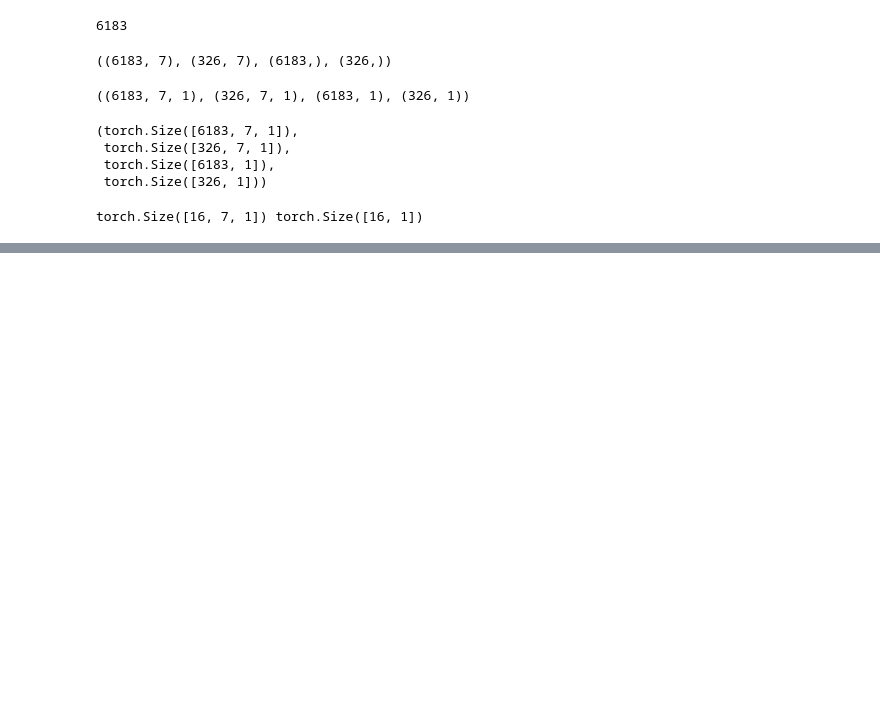
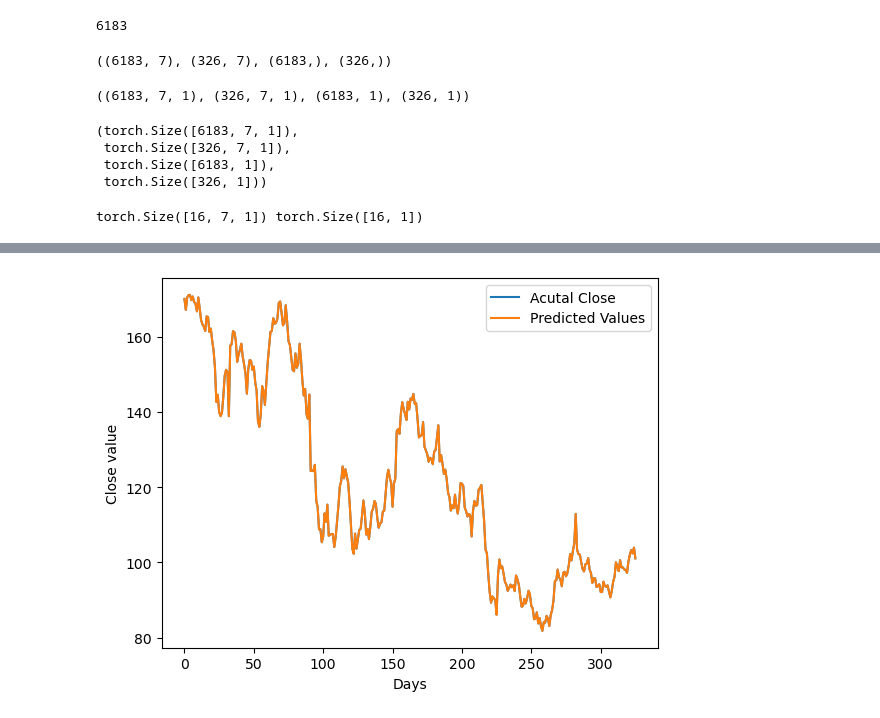
Before and after one commit to VaskarO/Neural-network-and-deep-learning, a Jupyter notebook: Pytorch_review/LSTM_forecasting.ipynb, the cells around one changed output, grey strips where cells are left out. Cells and saved outputs as stored; diff of their text form; code cells hidden in the pictures; blank space fills up the shorter version.

```diff
--- a/Pytorch_review/LSTM_forecasting.ipynb
+++ b/Pytorch_review/LSTM_forecasting.ipynb
@@ -166,0 +275,7 @@ torch.Size([16, 7, 1]) torch.Size([16, 1])
+# %%
+test_predictions = model(X_test).detach().numpy().flatten()
+dummies = np.zeros((X_test.shape[0], look_back+1))
+dummies[:, 0] = y_test.flatten()
+dummies = scalar.inverse_transform(dummies)
+test_predictions = dummies[:,0].copy()
+test_predictions
@@ -166,0 +300,6 @@ torch.Size([16, 7, 1]) torch.Size([16, 1])
+# %%
+dummies = np.zeros((X_test.shape[0], look_back+1))
+dummies[:, 0] = y_test.flatten()
+dummies = scalar.inverse_transform(dummies)
+new_y_test = dummies[:,0].copy()
+print(new_y_test)
@@ -166,0 +324,9 @@ torch.Size([16, 7, 1]) torch.Size([16, 1])
+# %%
+plt.plot(new_y_test, label = 'Acutal Close')
+plt.plot(test_predictions, label = 'Predicted Values')
+plt.xlabel("Days")
+plt.ylabel('Close value')
+plt.legend()
+plt.show()
+# %% [output]
+[figure, added]
```
Also changed, not shown: parts of 11 cells of this notebook.
